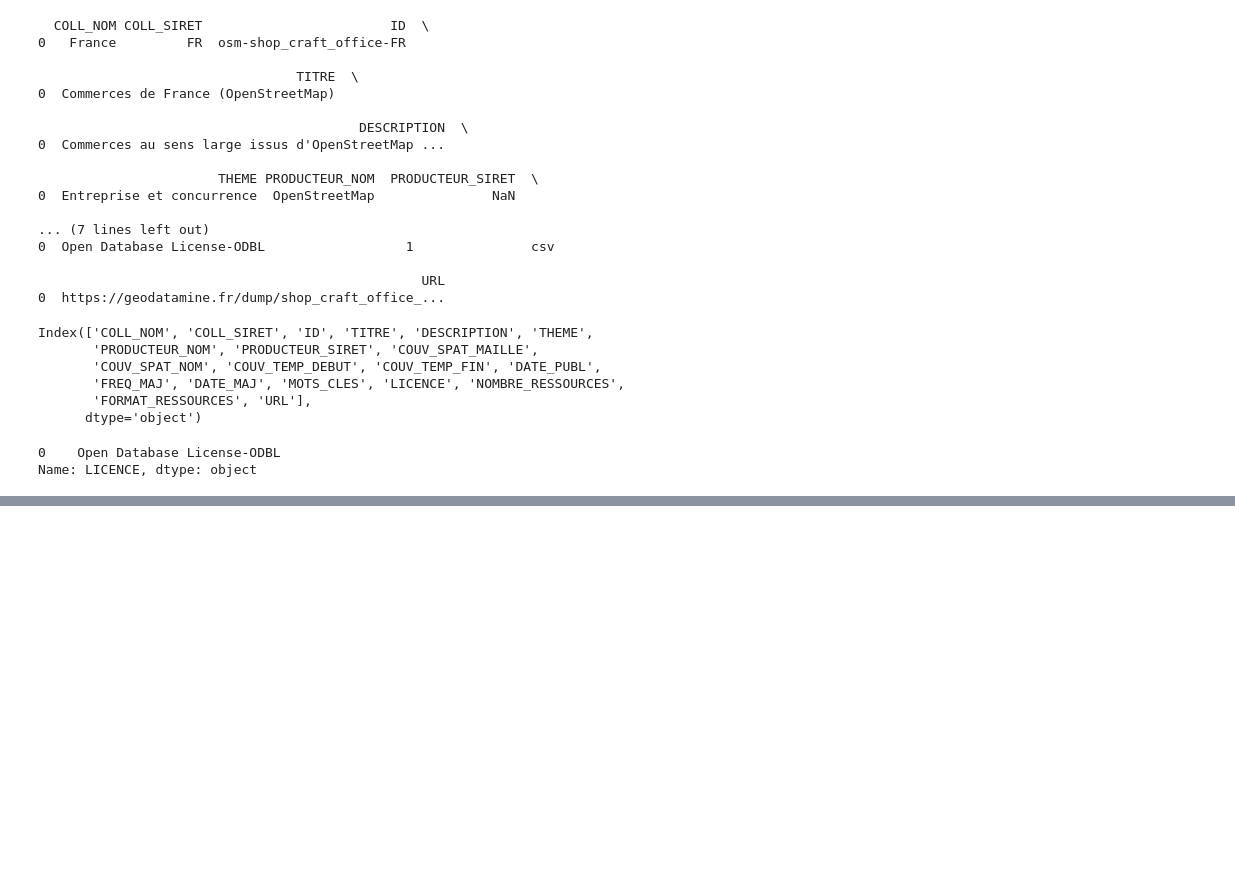
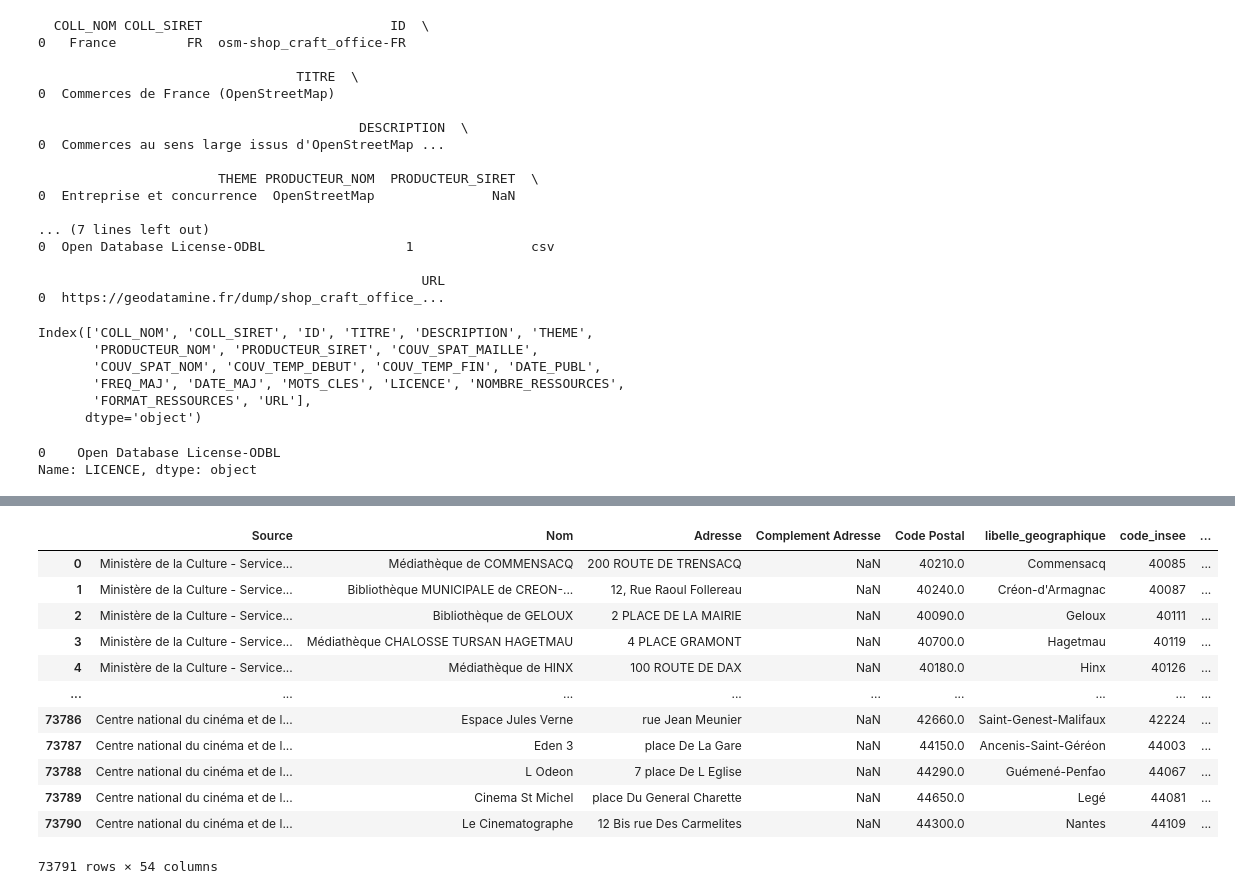
Before and after one commit to khady2708/projet-stage, a Jupyter notebook: ville.ipynb, the cells around one changed output, grey strips where cells are left out. Saved outputs shown, nothing was run; the diff lists cells and outputs as text; code cells hidden in the pictures; blank space fills up the shorter version.

Commit message:
csv lieu et equipement culture

```diff
--- a/ville.ipynb
+++ b/ville.ipynb
@@ -120,0 +142,17 @@ print(df_license)
+# %%
+df_lieu_equip_cult = pd.read_csv('./Data/base-des-lieux-et-des-equipements-culturels.csv', sep =";")
+df_lieu_equip_cult
+# %% [output]
+|  | Source | Nom | Adresse | Complement Adresse | Code Postal | libelle_geographique | code_insee | ... |
+| 0 | Ministère de la Culture - Service... | Médiathèque de COMMENSACQ | 200 ROUTE DE TRENSACQ | NaN | 40210.0 | Commensacq | 40085 | ... |
+| 1 | Ministère de la Culture - Service... | Bibliothèque MUNICIPALE de CREON-... | 12, Rue Raoul Follereau | NaN | 40240.0 | Créon-d'Armagnac | 40087 | ... |
+| 2 | Ministère de la Culture - Service... | Bibliothèque de GELOUX | 2 PLACE DE LA MAIRIE | NaN | 40090.0 | Geloux | 40111 | ... |
+| 3 | Ministère de la Culture - Service... | Médiathèque CHALOSSE TURSAN HAGETMAU | 4 PLACE GRAMONT | NaN | 40700.0 | Hagetmau | 40119 | ... |
+| 4 | Ministère de la Culture - Service... | Médiathèque de HINX | 100 ROUTE DE DAX | NaN | 40180.0 | Hinx | 40126 | ... |
+| ... | ... | ... | ... | ... | ... | ... | ... | ... |
+| 73786 | Centre national du cinéma et de l... | Espace Jules Verne | rue Jean Meunier | NaN | 42660.0 | Saint-Genest-Malifaux | 42224 | ... |
+| 73787 | Centre national du cinéma et de l... | Eden 3 | place De La Gare | NaN | 44150.0 | Ancenis-Saint-Géréon | 44003 | ... |
+| 73788 | Centre national du cinéma et de l... | L Odeon | 7 place De L Eglise | NaN | 44290.0 | Guémené-Penfao | 44067 | ... |
+| 73789 | Centre national du cinéma et de l... | Cinema St Michel | place Du General Charette | NaN | 44650.0 | Legé | 44081 | ... |
+| 73790 | Centre national du cinéma et de l... | Le Cinematographe | 12 Bis rue Des Carmelites | NaN | 44300.0 | Nantes | 44109 | ... |
+73791 rows × 54 columns
```
Also changed, not shown: parts of 6 cells of this notebook.
